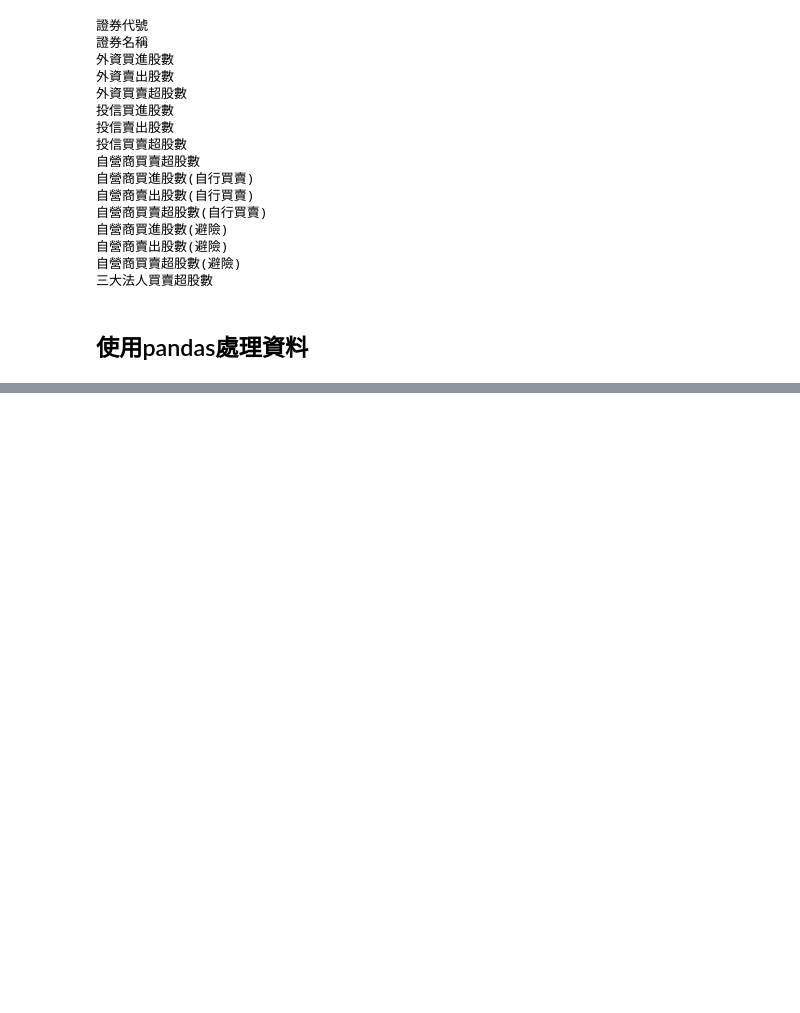
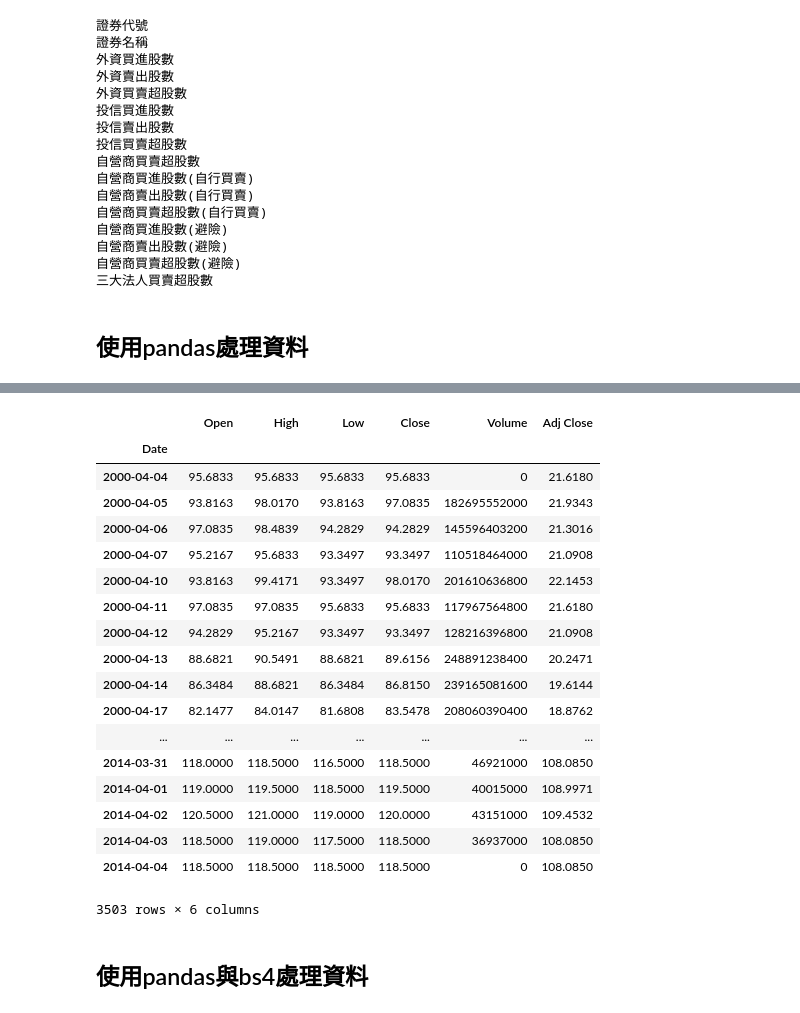
Before and after one commit to nagi31904/python_network_1, a Jupyter notebook: python_network1.ipynb, the cells around one changed output, grey strips where cells are left out. Cells and saved outputs as stored; diff of their text form; code cells hidden in the pictures; blank space fills up the shorter version.

```diff
--- a/python_network1.ipynb
+++ b/python_network1.ipynb
@@ -122,0 +202,27 @@ for th in tb[0].select('th'):
+# %%
+from pandas_datareader import data
+import datetime
+tw2330 =data.get_data_yahoo('2330.TW',start=datetime.datetime(2000,4,4),end=datetime.datetime(2014,4,4))
+tw2330
+# %% [output]
+|  | Open | High | Low | Close | Volume | Adj Close |
+| Date |  |  |  |  |  |  |
+| 2000-04-04 | 95.6833 | 95.6833 | 95.6833 | 95.6833 | 0 | 21.6180 |
+| 2000-04-05 | 93.8163 | 98.0170 | 93.8163 | 97.0835 | 182695552000 | 21.9343 |
+| 2000-04-06 | 97.0835 | 98.4839 | 94.2829 | 94.2829 | 145596403200 | 21.3016 |
+| 2000-04-07 | 95.2167 | 95.6833 | 93.3497 | 93.3497 | 110518464000 | 21.0908 |
+| 2000-04-10 | 93.8163 | 99.4171 | 93.3497 | 98.0170 | 201610636800 | 22.1453 |
+| 2000-04-11 | 97.0835 | 97.0835 | 95.6833 | 95.6833 | 117967564800 | 21.6180 |
+| 2000-04-12 | 94.2829 | 95.2167 | 93.3497 | 93.3497 | 128216396800 | 21.0908 |
+| 2000-04-13 | 88.6821 | 90.5491 | 88.6821 | 89.6156 | 248891238400 | 20.2471 |
+| 2000-04-14 | 86.3484 | 88.6821 | 86.3484 | 86.8150 | 239165081600 | 19.6144 |
+| 2000-04-17 | 82.1477 | 84.0147 | 81.6808 | 83.5478 | 208060390400 | 18.8762 |
+| ... | ... | ... | ... | ... | ... | ... |
+| 2014-03-31 | 118.0000 | 118.5000 | 116.5000 | 118.5000 | 46921000 | 108.0850 |
+| 2014-04-01 | 119.0000 | 119.5000 | 118.5000 | 119.5000 | 40015000 | 108.9971 |
+| 2014-04-02 | 120.5000 | 121.0000 | 119.0000 | 120.0000 | 43151000 | 109.4532 |
+| 2014-04-03 | 118.5000 | 119.0000 | 117.5000 | 118.5000 | 36937000 | 108.0850 |
+| 2014-04-04 | 118.5000 | 118.5000 | 118.5000 | 118.5000 | 0 | 108.0850 |
+3503 rows × 6 columns
+# %% [markdown]
+## 使用pandas與bs4處理資料
```
Also changed, not shown: parts of 11 cells of this notebook.
